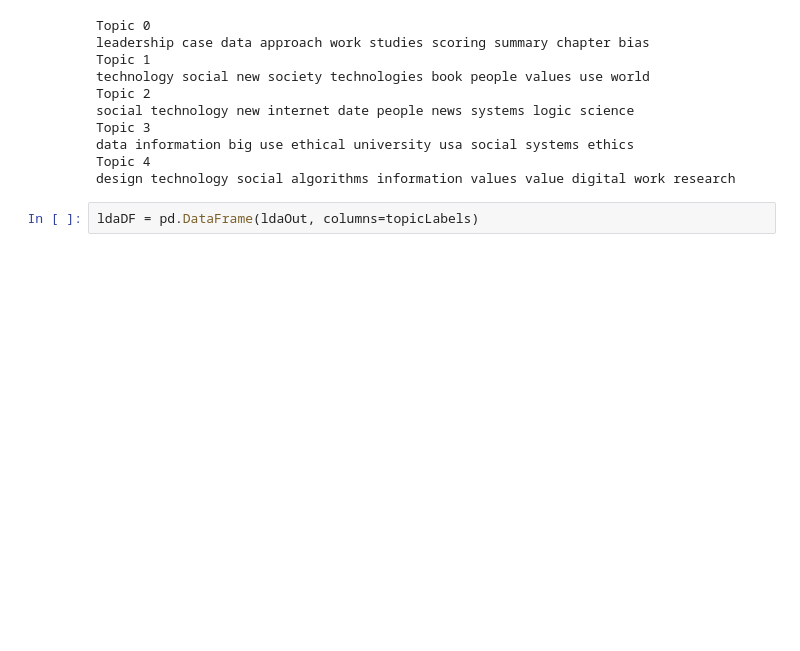
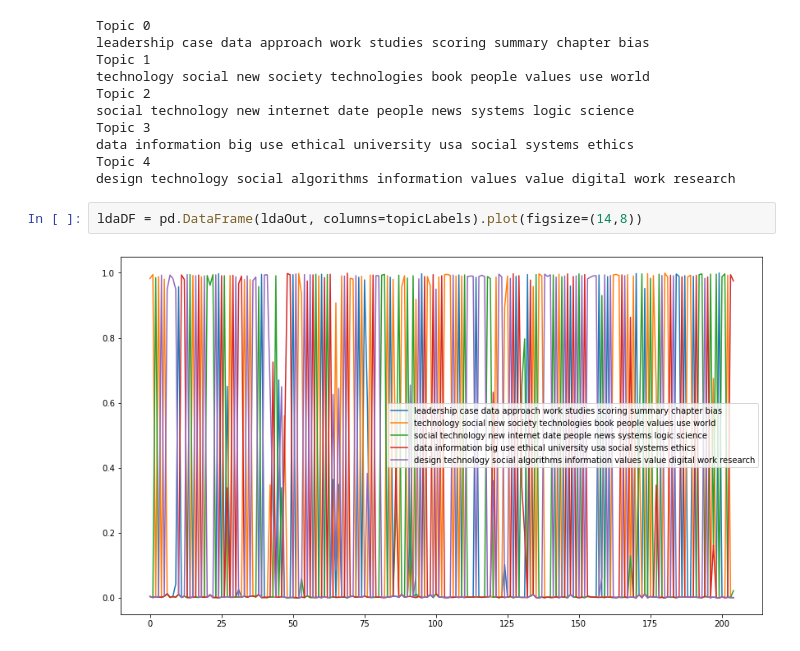
Before and after one commit to JonathanReeve/data-ethics-literature-review, a Jupyter notebook: turtleize/analyzeTexts.ipynb, the cells around one changed output. Cells and saved outputs as stored; diff of their text form; blank space fills up the shorter version.

```diff
--- a/turtleize/analyzeTexts.ipynb
+++ b/turtleize/analyzeTexts.ipynb
@@ -389,4 +389,6 @@ data information big use ethical university usa social systems ethics
 Topic 4
 design technology social algorithms information values value digital work research
 # %%
-ldaDF = pd.DataFrame(ldaOut, columns=topicLabels)
+ldaDF = pd.DataFrame(ldaOut, columns=topicLabels).plot(figsize=(14,8))
+# %% [output]
+[figure, added]
```
